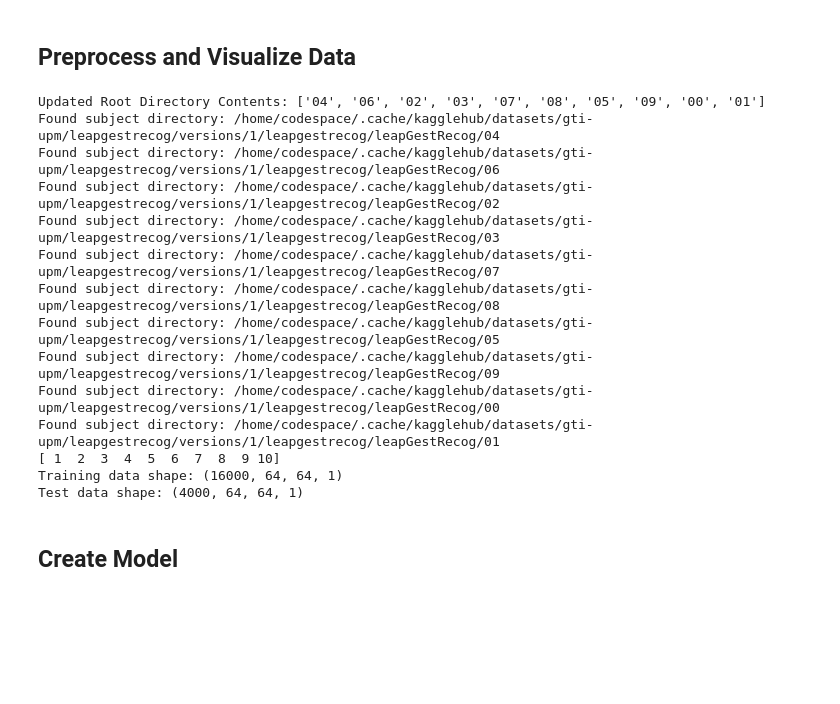
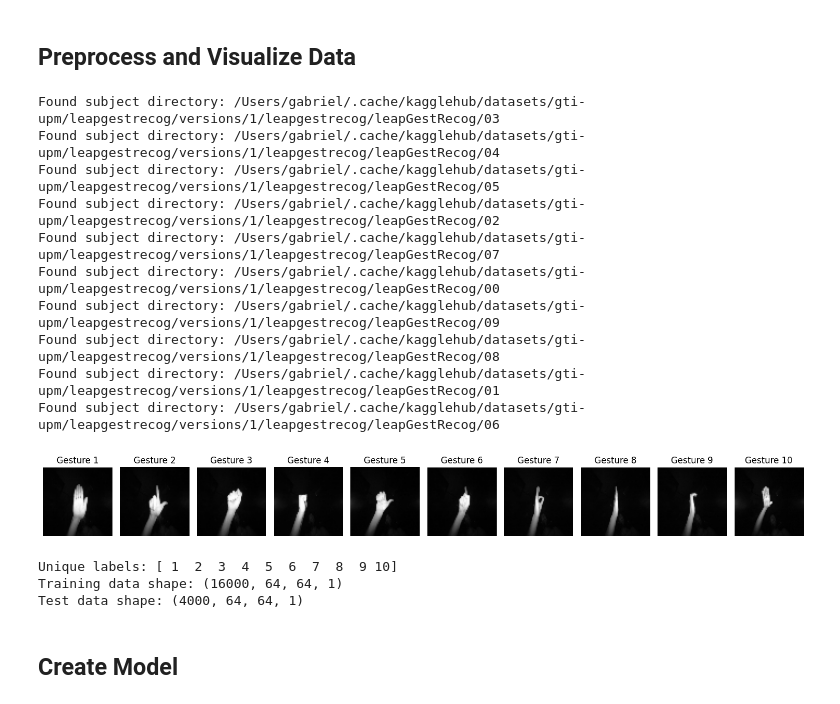
Before and after one commit to gabrielrosendo/CST440-ML-Labs, a Jupyter notebook: gesture-recognition/GestureRecognition.ipynb, the cells around one changed output. Cells and saved outputs as stored; diff of their text form; code cells hidden in the pictures; blank space fills up the shorter version.

```diff
--- a/gesture-recognition/GestureRecognition.ipynb
+++ b/gesture-recognition/GestureRecognition.ipynb
@@ -29,79 +31,75 @@ IMG_SIZE = 64  # Resize images to 64x64 pixels
 num_classes = 10  # Number of gesture classes
 data = []
 labels = []
+path = "/Users/gabriel/.cache/kagglehub/datasets/gti-upm/leapgestrecog/versions/1/leapgestrecog/leapGestRecog"
 
-# Update the path to the correct directory
-path = '/home/codespace/.cache/kagglehub/datasets/gti-upm/leapgestrecog/versions/1/leapgestrecog/leapGestRecog'
-
-# Check contents again to confirm
-print("Updated Root Directory Contents:", os.listdir(path))
-
+# Collect data
 for subject in os.listdir(path):
     subject_path = os.path.join(path, subject)
-
     if os.path.isdir(subject_path):
         print(f"Found subject directory: {subject_path}")
         for gesture in os.listdir(subject_path):
             gesture_path = os.path.join(subject_path, gesture)
-
             if os.path.isdir(gesture_path):  # Check if it's a valid gesture folder
                 for img_name in os.listdir(gesture_path):
                     img_path = os.path.join(gesture_path, img_name)
-
                     # Load image in grayscale
                     img = cv2.imread(img_path, cv2.IMREAD_GRAYSCALE)
+                    if img is not None:
+                        # Resize the image
+                        img_resized = cv2.resize(img, (IMG_SIZE, IMG_SIZE))
+                        # Append image and label to the lists
+                        data.append(img_resized)
+                        # Assuming the gesture folder name follows the pattern '01_palm', '02_l', etc.
+                        labels.append(int(gesture.split('_')[0]))  # Use the gesture number as label
 
-                    # Resize the image
-                    img_resized = cv2.resize(img, (IMG_SIZE, IMG_SIZE))
-
-                    # Append image and label to the lists
-                    data.append(img_resized)
-                    # Assuming the gesture folder name follows the pattern '01_palm', '02_l', etc.
-                    labels.append(int(gesture.split('_')[0]))  # Use the gesture number as label
-
-# Change this so it will display one of each of the gestures instead of all the same
-"""num_images_to_display = 5
-for i in range(min(num_images_to_display, len(data))):
-    plt.imshow(cv2.cvtColor(data[i], cv2.COLOR_BGR2RGB))
-    plt.title(f"Gesture {i}")
+# Display one example of each unique gesture
+unique_labels = np.unique(labels)
+plt.figure(figsize=(15, 3))
+for i, label in enumerate(unique_labels):
+    # Find first occurrence of each gesture
+    idx = labels.index(label)
+    plt.subplot(1, len(unique_labels), i + 1)
+    plt.imshow(data[idx], cmap='gray')
+    plt.title(f"Gesture {label}")
     plt.axis('off')  # Hide axes
-    plt.show()
-"""
+plt.tight_layout()
+plt.show()
 
 # Convert data and labels to NumPy arrays
 data = np.array(data)
 labels = np.array(labels)
 
 # Normalize data (scale pixel values between 0 and 1)
 data = data.astype("float32") / 255.0
 
 # Reshape data to add channel dimension (grayscale images have 1 channel)
 data = np.expand_dims(data, axis=-1)
-print(np.unique(labels))
+
+print("Unique labels:", np.unique(labels))
 
 # One-hot encode labels
 labels = tf.keras.utils.to_categorical(labels-1, num_classes)
 
 # Split into training and testing sets
 X_train, X_test, y_train, y_test = train_test_split(data, labels, test_size=0.2, random_state=42)
-
 print("Training data shape:", X_train.shape)
 print("Test data shape:", X_test.shape)
 # %% [output]
-Updated Root Directory Contents: ['04', '06', '02', '03', '07', '08', '05', '09', '00', '01']
-Found subject directory: /home/codespace/.cache/kagglehub/datasets/gti-upm/leapgestrecog/versions/1/leapgestrecog/leapGestRecog/04
-Found subject directory: /home/codespace/.cache/kagglehub/datasets/gti-upm/leapgestrecog/versions/1/leapgestrecog/leapGestRecog/06
-Found subject directory: /home/codespace/.cache/kagglehub/datasets/gti-upm/leapgestrecog/versions/1/leapgestrecog/leapGestRecog/02
-Found subject directory: /home/codespace/.cache/kagglehub/datasets/gti-upm/leapgestrecog/versions/1/leapgestrecog/leapGestRecog/03
-Found subject directory: /home/codespace/.cache/kagglehub/datasets/gti-upm/leapgestrecog/versions/1/leapgestrecog/leapGestRecog/07
-Found subject directory: /home/codespace/.cache/kagglehub/datasets/gti-upm/leapgestrecog/versions/1/leapgestrecog/leapGestRecog/08
-Found subject directory: /home/codespace/.cache/kagglehub/datasets/gti-upm/leapgestrecog/versions/1/leapgestrecog/leapGestRecog/05
-Found subject directory: /home/codespace/.cache/kagglehub/datasets/gti-upm/leapgestrecog/versions/1/leapgestrecog/leapGestRecog/09
-Found subject directory: /home/codespace/.cache/kagglehub/datasets/gti-upm/leapgestrecog/versions/1/leapgestrecog/leapGestRecog/00
-Found subject directory: /home/codespace/.cache/kagglehub/datasets/gti-upm/leapgestrecog/versions/1/leapgestrecog/leapGestRecog/01
-[ 1  2  3  4  5  6  7  8  9 10]
-Training data shape: (16000, 64, 64, 1)
-Test data shape: (4000, 64, 64, 1)
+Found subject directory: /Users/gabriel/.cache/kagglehub/datasets/gti-upm/leapgestrecog/versions/1/leapgestrecog/leapGestRecog/03
+Found subject directory: /Users/gabriel/.cache/kagglehub/datasets/gti-upm/leapgestrecog/versions/1/leapgestrecog/leapGestRecog/04
+Found subject directory: /Users/gabriel/.cache/kagglehub/datasets/gti-upm/leapgestrecog/versions/1/leapgestrecog/leapGestRecog/05
+Found subject directory: /Users/gabriel/.cache/kagglehub/datasets/gti-upm/leapgestrecog/versions/1/leapgestrecog/leapGestRecog/02
+Found subject directory: /Users/gabriel/.cache/kagglehub/datasets/gti-upm/leapgestrecog/versions/1/leapgestrecog/leapGestRecog/07
+Found subject directory: /Users/gabriel/.cache/kagglehub/datasets/gti-upm/leapgestrecog/versions/1/leapgestrecog/leapGestRecog/00
+Found subject directory: /Users/gabriel/.cache/kagglehub/datasets/gti-upm/leapgestrecog/versions/1/leapgestrecog/leapGestRecog/09
+Found subject directory: /Users/gabriel/.cache/kagglehub/datasets/gti-upm/leapgestrecog/versions/1/leapgestrecog/leapGestRecog/08
+Found subject directory: /Users/gabriel/.cache/kagglehub/datasets/gti-upm/leapgestrecog/versions/1/leapgestrecog/leapGestRecog/01
+Found subject directory: /Users/gabriel/.cache/kagglehub/datasets/gti-upm/leapgestrecog/versions/1/leapgestrecog/leapGestRecog/06
+[figure, added]
+Unique labels: [ 1  2  3  4  5  6  7  8  9 10]
+Training data shape: (16000, 64, 64, 1)
+Test data shape: (4000, 64, 64, 1)
 # %% [markdown]
 ## Create Model
 # %%
```
Also changed, not shown: parts of 4 cells of this notebook.
